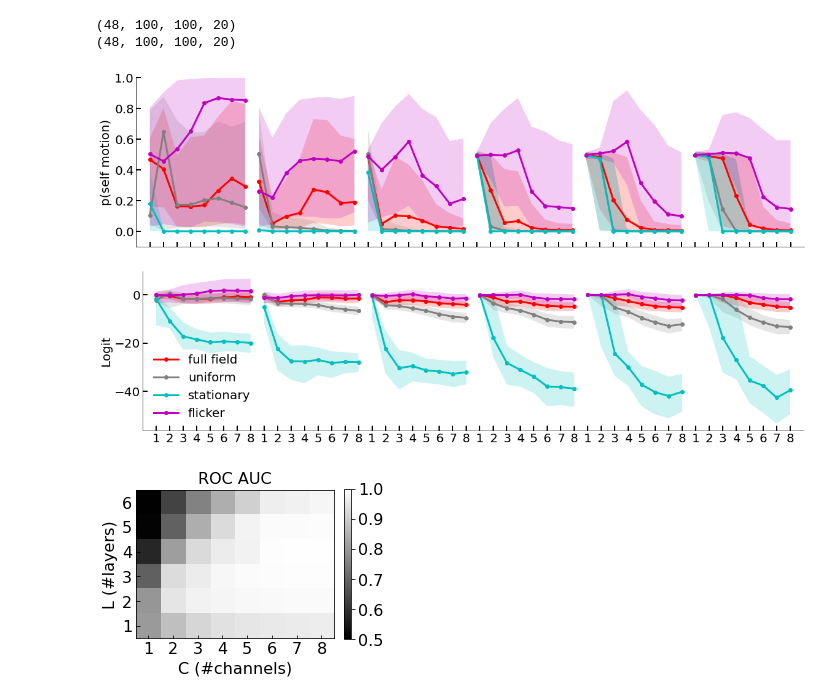
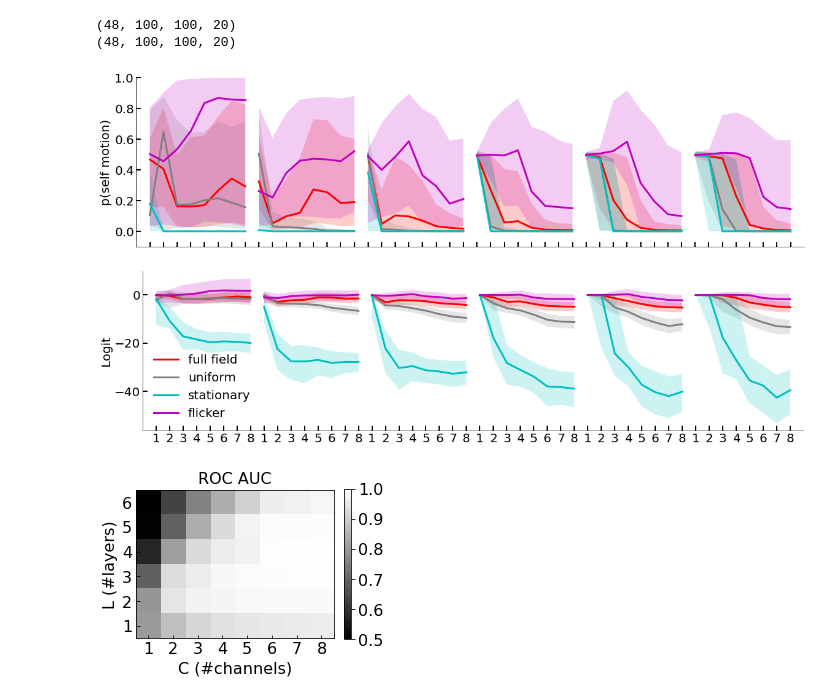
Before and after one commit to ClarkLabCode/SelfMotionDetectionML, a Jupyter notebook: models/results_analysis_cnn_space_inv.ipynb, the cells around one changed output. Cells and saved outputs as stored; diff of their text form; code cells hidden in the pictures.

Commit message:
update supp figures

```diff
--- a/models/results_analysis_cnn_space_inv.ipynb
+++ b/models/results_analysis_cnn_space_inv.ipynb
@@ -500,10 +511,10 @@ for ii in range(6):
     ax.fill_between(x[ii*8:(ii+1)*8], pred_prob_structured_75thQ[ii*8:(ii+1)*8], pred_prob_structured_25thQ[ii*8:(ii+1)*8], edgecolor='none', facecolor='c', alpha=0.2)
     ax.fill_between(x[ii*8:(ii+1)*8], pred_prob_structured_flicker_75thQ[ii*8:(ii+1)*8], pred_prob_structured_flicker_25thQ[ii*8:(ii+1)*8], edgecolor='none', facecolor='m', alpha=0.2)
 
-    ax.plot(x[ii*8:(ii+1)*8], pred_prob_no_foreground_median[ii*8:(ii+1)*8], '-o', c='r', linewidth=line_width, markersize=marker_size)
-    ax.plot(x[ii*8:(ii+1)*8], pred_prob_uniform_median[ii*8:(ii+1)*8], '-o', c='grey', linewidth=line_width, markersize=marker_size)
-    ax.plot(x[ii*8:(ii+1)*8], pred_prob_structured_median[ii*8:(ii+1)*8], '-o', c='c', linewidth=line_width, markersize=marker_size)
-    ax.plot(x[ii*8:(ii+1)*8], pred_prob_structured_flicker_median[ii*8:(ii+1)*8], '-o', c='m', linewidth=line_width, markersize=marker_size)
+    ax.plot(x[ii*8:(ii+1)*8], pred_prob_no_foreground_median[ii*8:(ii+1)*8], '-', c='r', linewidth=line_width, markersize=marker_size)
+    ax.plot(x[ii*8:(ii+1)*8], pred_prob_uniform_median[ii*8:(ii+1)*8], '-', c='grey', linewidth=line_width, markersize=marker_size)
+    ax.plot(x[ii*8:(ii+1)*8], pred_prob_structured_median[ii*8:(ii+1)*8], '-', c='c', linewidth=line_width, markersize=marker_size)
+    ax.plot(x[ii*8:(ii+1)*8], pred_prob_structured_flicker_median[ii*8:(ii+1)*8], '-', c='m', linewidth=line_width, markersize=marker_size)
 
 ax.set_xlim([-1, 48])
 ax.spines["right"].set_visible(False)
@@ -541,39 +552,39 @@ pred_logit_uniform_75thQ = np.quantile(pred_logit_uniform_all, q=0.75, axis=(1,
 pred_logit_structured_75thQ = np.quantile(pred_logit_structured_all, q=0.75, axis=(1, 2, 3))
 pred_logit_structured_flicker_75thQ = np.quantile(pred_logit_structured_flicker_all, q=0.75, axis=(1, 2, 3))
 
 fig = plt.figure(figsize=(16, 4), constrained_layout=True)
 gs = GridSpec(1, 1, figure=fig)
 
 ax = fig.add_subplot(gs[0, 0])
 for ii in range(6):
     ax.fill_between(x[ii*8:(ii+1)*8], pred_logit_no_foreground_75thQ[ii*8:(ii+1)*8], pred_logit_no_foreground_25thQ[ii*8:(ii+1)*8], edgecolor='none', facecolor='r', alpha=0.2)
     ax.fill_between(x[ii*8:(ii+1)*8], pred_logit_uniform_75thQ[ii*8:(ii+1)*8], pred_logit_uniform_25thQ[ii*8:(ii+1)*8], edgecolor='none', facecolor='grey', alpha=0.2)
     ax.fill_between(x[ii*8:(ii+1)*8], pred_logit_structured_75thQ[ii*8:(ii+1)*8], pred_logit_structured_25thQ[ii*8:(ii+1)*8], edgecolor='none', facecolor='c', alpha=0.2)
     ax.fill_between(x[ii*8:(ii+1)*8], pred_logit_structured_flicker_75thQ[ii*8:(ii+1)*8], pred_logit_structured_flicker_25thQ[ii*8:(ii+1)*8], edgecolor='none', facecolor='m', alpha=0.2)
 
-    ax.plot(x[ii*8:(ii+1)*8], pred_logit_no_foreground_median[ii*8:(ii+1)*8], '-o', c='r', linewidth=line_width, markersize=marker_size)
-    ax.plot(x[ii*8:(ii+1)*8], pred_logit_uniform_median[ii*8:(ii+1)*8], '-o', c='grey', linewidth=line_width, markersize=marker_size)
-    ax.plot(x[ii*8:(ii+1)*8], pred_logit_structured_median[ii*8:(ii+1)*8], '-o', c='c', linewidth=line_width, markersize=marker_size)
-    ax.plot(x[ii*8:(ii+1)*8], pred_logit_structured_flicker_median[ii*8:(ii+1)*8], '-o', c='m', linewidth=line_width, markersize=marker_size)
+    ax.plot(x[ii*8:(ii+1)*8], pred_logit_no_foreground_median[ii*8:(ii+1)*8], '-', c='r', linewidth=line_width, markersize=marker_size)
+    ax.plot(x[ii*8:(ii+1)*8], pred_logit_uniform_median[ii*8:(ii+1)*8], '-', c='grey', linewidth=line_width, markersize=marker_size)
+    ax.plot(x[ii*8:(ii+1)*8], pred_logit_structured_median[ii*8:(ii+1)*8], '-', c='c', linewidth=line_width, markersize=marker_size)
+    ax.plot(x[ii*8:(ii+1)*8], pred_logit_structured_flicker_median[ii*8:(ii+1)*8], '-', c='m', linewidth=line_width, markersize=marker_size)
 
 ax.set_xlim([-1, 48])
 ax.spines["right"].set_visible(False)
 ax.spines["top"].set_visible(False)
 ax.spines["bottom"].set_visible(True)
 ax.spines["left"].set_visible(True)
 ax.set_xticks(x)
 # ax.set_xticklabels(tick_label_list, rotation=90)
 ax.set_xticklabels(tick_label_list_number, verticalalignment='top')
 ax.set_ylabel('Logit', fontsize=font_size)
 ax.tick_params(direction='in', length=8, width=2, labelsize=label_size)
 ax.legend(legend_list, prop={'size': label_size}, frameon=False)
 
 fig.savefig(figure_folder + 'figure_for_paper_line_plot2_median.pdf', bbox_inches='tight')
 
 plt.show()
 # %% [output]
-[figure, old version]
+[figure, new version]
-[figure, old version]
+[figure, new version]
 # %%
 font_size = 16
 label_size = 16
```
Also changed, not shown: parts of 6 cells of this notebook, 6 other files.
